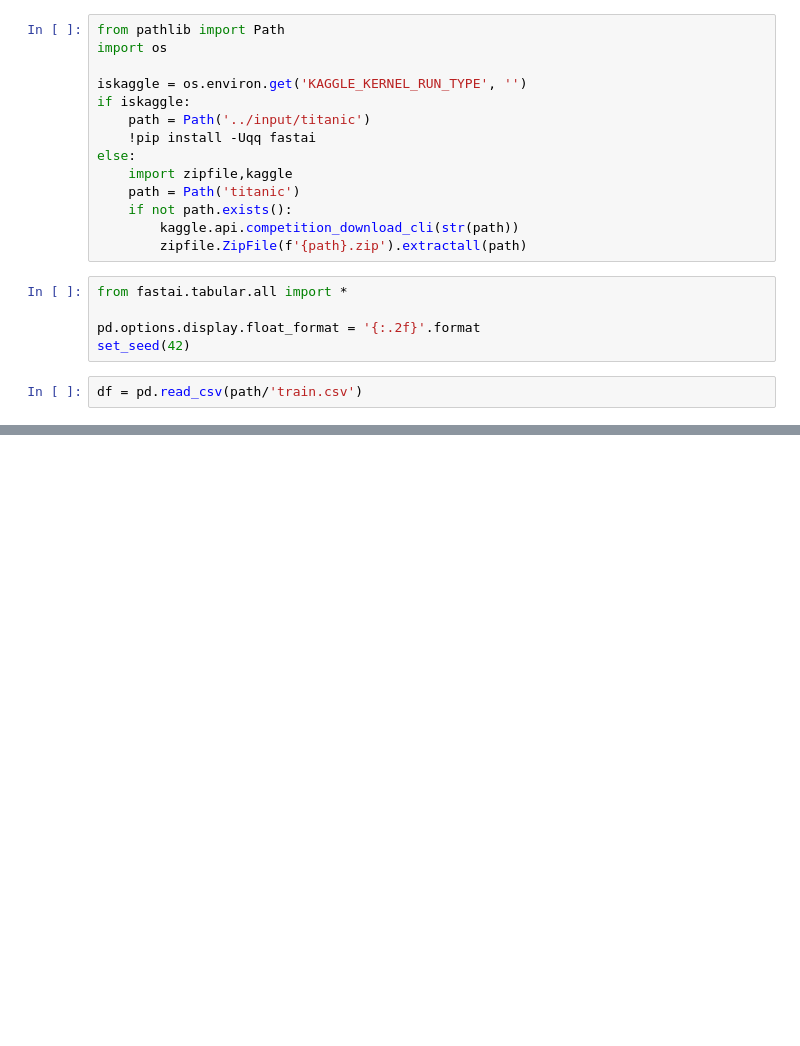
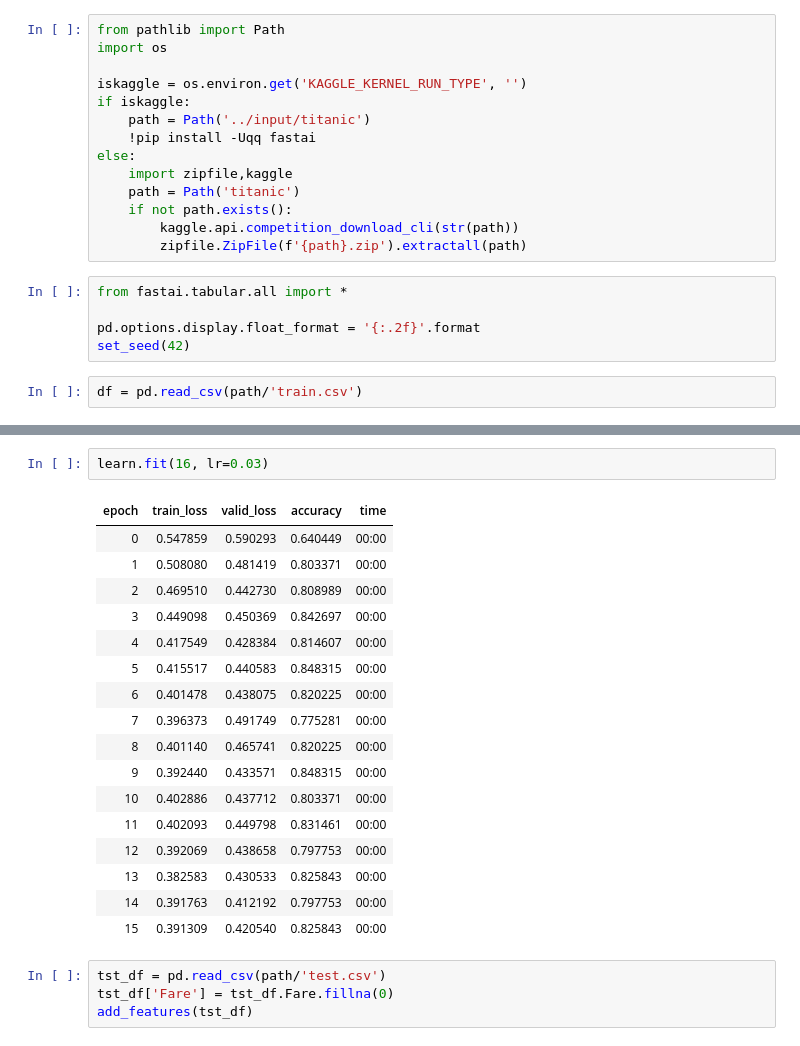
Before and after one commit to RM-0311/FastAI-Course, a Jupyter notebook: titanicnnotfromscratch.ipynb, the cells around one changed output, grey strips where cells are left out. Cells and saved outputs as stored; diff of their text form; blank space fills up the shorter version.

```diff
--- a/titanicnnotfromscratch.ipynb
+++ b/titanicnnotfromscratch.ipynb
@@ -21,0 +57,24 @@ df = pd.read_csv(path/'train.csv')
+# %%
+learn.fit(16, lr=0.03)
+# %% [output]
+| epoch | train_loss | valid_loss | accuracy | time |
+| 0 | 0.547859 | 0.590293 | 0.640449 | 00:00 |
+| 1 | 0.508080 | 0.481419 | 0.803371 | 00:00 |
+| 2 | 0.469510 | 0.442730 | 0.808989 | 00:00 |
+| 3 | 0.449098 | 0.450369 | 0.842697 | 00:00 |
+| 4 | 0.417549 | 0.428384 | 0.814607 | 00:00 |
+| 5 | 0.415517 | 0.440583 | 0.848315 | 00:00 |
+| 6 | 0.401478 | 0.438075 | 0.820225 | 00:00 |
+| 7 | 0.396373 | 0.491749 | 0.775281 | 00:00 |
+| 8 | 0.401140 | 0.465741 | 0.820225 | 00:00 |
+| 9 | 0.392440 | 0.433571 | 0.848315 | 00:00 |
+| 10 | 0.402886 | 0.437712 | 0.803371 | 00:00 |
+| 11 | 0.402093 | 0.449798 | 0.831461 | 00:00 |
+| 12 | 0.392069 | 0.438658 | 0.797753 | 00:00 |
+| 13 | 0.382583 | 0.430533 | 0.825843 | 00:00 |
+| 14 | 0.391763 | 0.412192 | 0.797753 | 00:00 |
+| 15 | 0.391309 | 0.420540 | 0.825843 | 00:00 |
+# %%
+tst_df = pd.read_csv(path/'test.csv')
+tst_df['Fare'] = tst_df.Fare.fillna(0)
+add_features(tst_df)
```
Also changed, not shown: parts of 9 cells of this notebook.
